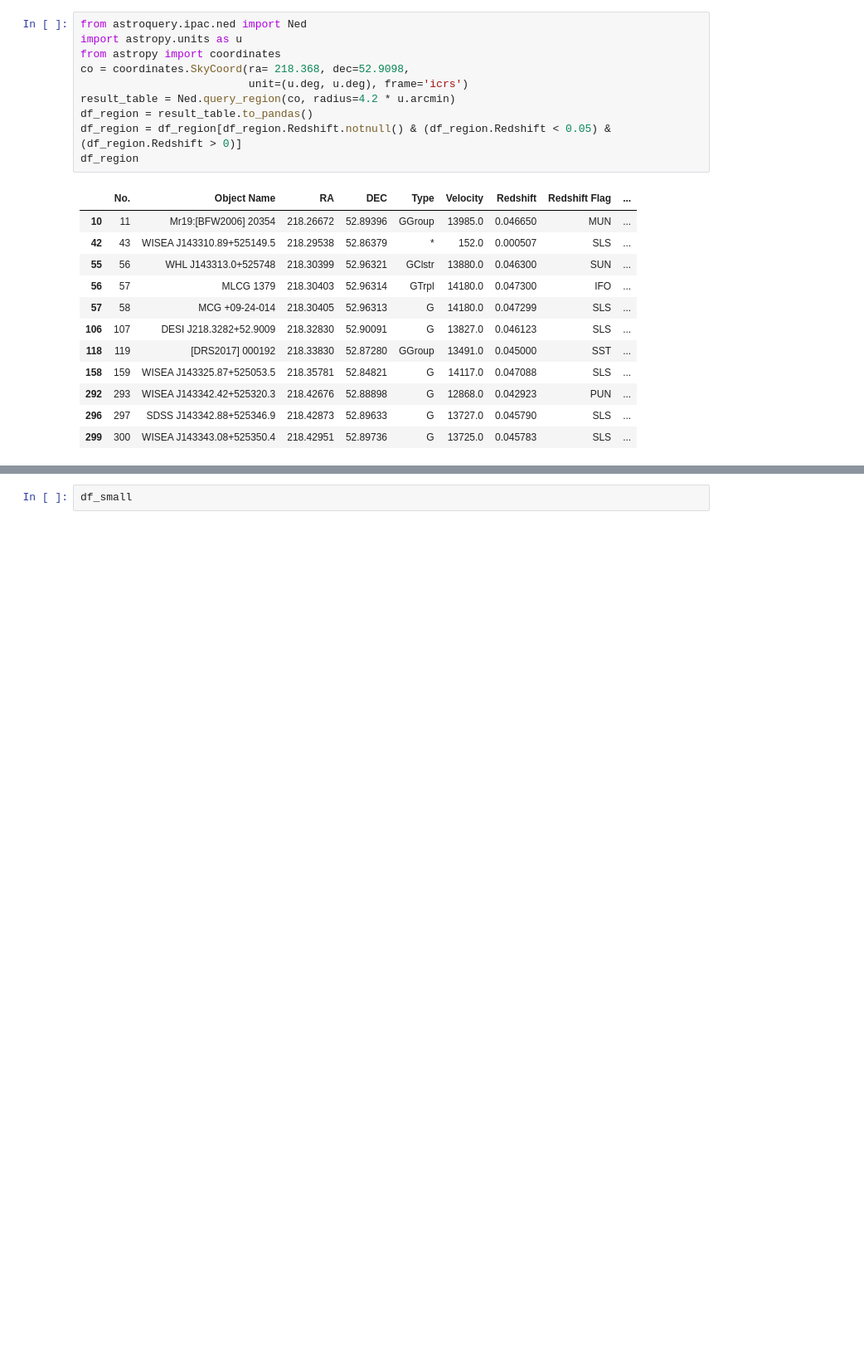
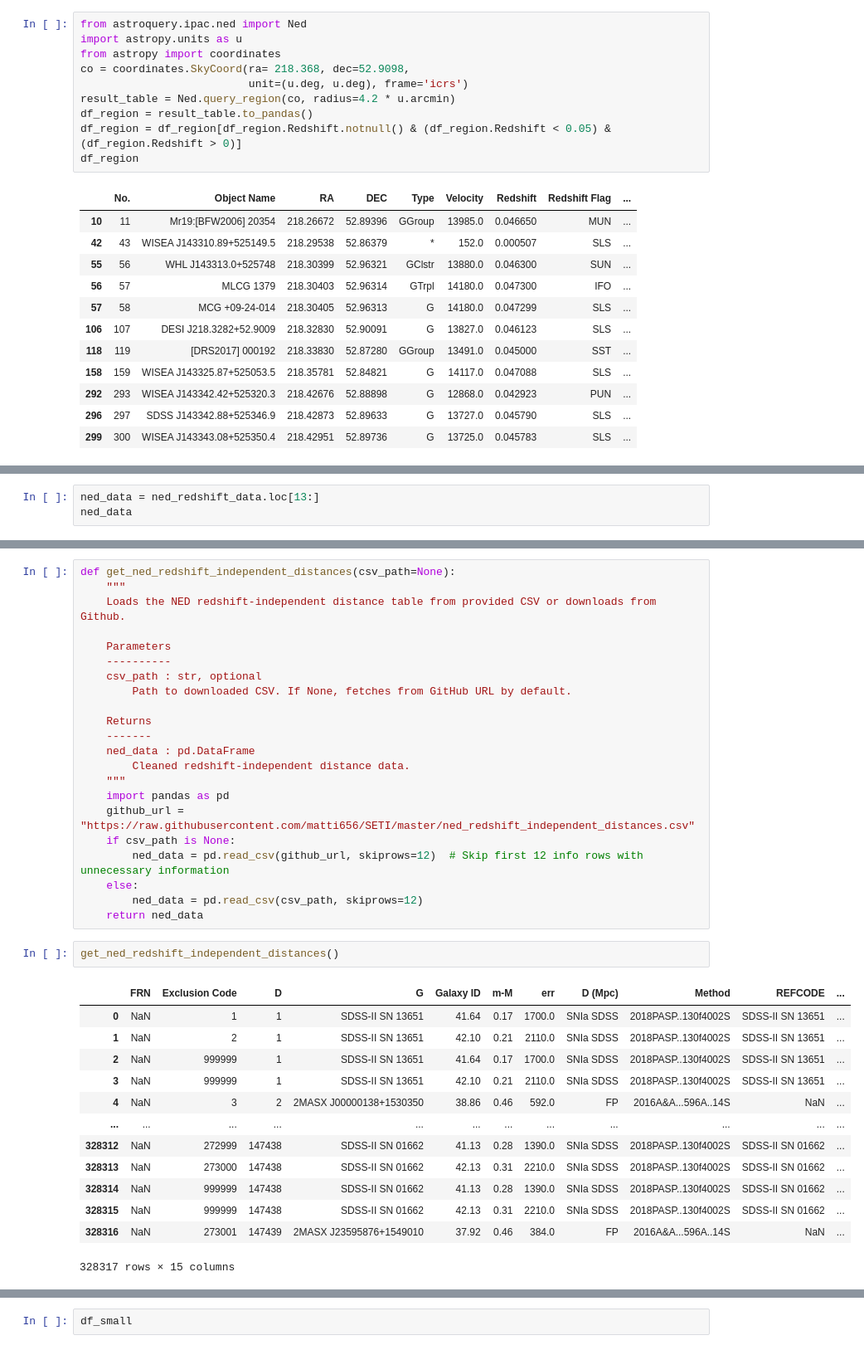
Before and after one commit to matti656/beamseti, a Jupyter notebook: NED.ipynb, the cells around one changed output, grey strips where cells are left out. Shown at 83% size. Saved outputs shown, nothing was run; the diff lists cells and outputs as text; blank space fills up the shorter version.

Commit message:
Added ned_redshift_independent_distances.csv and updated notebooks

```diff
--- a/NED.ipynb
+++ b/NED.ipynb
@@ -566,0 +633,3 @@ df_region
+# %%
+ned_data = ned_redshift_data.loc[13:]
+ned_data
@@ -828,0 +1147,38 @@ def batch_ned_extragalactic_pipeline_parallel(
+# %%
+def get_ned_redshift_independent_distances(csv_path=None):
+    """
+    Loads the NED redshift-independent distance table from provided CSV or downloads from Github.
+
+    Parameters
+    ----------
+    csv_path : str, optional
+        Path to downloaded CSV. If None, fetches from GitHub URL by default.
+
+    Returns
+    -------
+    ned_data : pd.DataFrame
+        Cleaned redshift-independent distance data.
+    """
+    import pandas as pd
+    github_url = "https://raw.githubusercontent.com/matti656/SETI/master/ned_redshift_independent_distances.csv"
+    if csv_path is None:
+        ned_data = pd.read_csv(github_url, skiprows=12)  # Skip first 12 info rows with unnecessary information
+    else:
+        ned_data = pd.read_csv(csv_path, skiprows=12)
+    return ned_data
+# %%
+get_ned_redshift_independent_distances()
+# %% [output]
+|  | FRN | Exclusion Code | D | G | Galaxy ID | m-M | err | D (Mpc) | Method | REFCODE | ... |
+| 0 | NaN | 1 | 1 | SDSS-II SN 13651 | 41.64 | 0.17 | 1700.0 | SNIa SDSS | 2018PASP..130f4002S | SDSS-II SN 13651 | ... |
+| 1 | NaN | 2 | 1 | SDSS-II SN 13651 | 42.10 | 0.21 | 2110.0 | SNIa SDSS | 2018PASP..130f4002S | SDSS-II SN 13651 | ... |
+| 2 | NaN | 999999 | 1 | SDSS-II SN 13651 | 41.64 | 0.17 | 1700.0 | SNIa SDSS | 2018PASP..130f4002S | SDSS-II SN 13651 | ... |
+| 3 | NaN | 999999 | 1 | SDSS-II SN 13651 | 42.10 | 0.21 | 2110.0 | SNIa SDSS | 2018PASP..130f4002S | SDSS-II SN 13651 | ... |
+| 4 | NaN | 3 | 2 | 2MASX J00000138+1530350 | 38.86 | 0.46 | 592.0 | FP | 2016A&A...596A..14S | NaN | ... |
+| ... | ... | ... | ... | ... | ... | ... | ... | ... | ... | ... | ... |
+| 328312 | NaN | 272999 | 147438 | SDSS-II SN 01662 | 41.13 | 0.28 | 1390.0 | SNIa SDSS | 2018PASP..130f4002S | SDSS-II SN 01662 | ... |
+| 328313 | NaN | 273000 | 147438 | SDSS-II SN 01662 | 42.13 | 0.31 | 2210.0 | SNIa SDSS | 2018PASP..130f4002S | SDSS-II SN 01662 | ... |
+| 328314 | NaN | 999999 | 147438 | SDSS-II SN 01662 | 41.13 | 0.28 | 1390.0 | SNIa SDSS | 2018PASP..130f4002S | SDSS-II SN 01662 | ... |
+| 328315 | NaN | 999999 | 147438 | SDSS-II SN 01662 | 42.13 | 0.31 | 2210.0 | SNIa SDSS | 2018PASP..130f4002S | SDSS-II SN 01662 | ... |
+| 328316 | NaN | 273001 | 147439 | 2MASX J23595876+1549010 | 37.92 | 0.46 | 384.0 | FP | 2016A&A...596A..14S | NaN | ... |
+328317 rows × 15 columns
```
Also changed, not shown: parts of 117 cells of this notebook, 2 other files.
